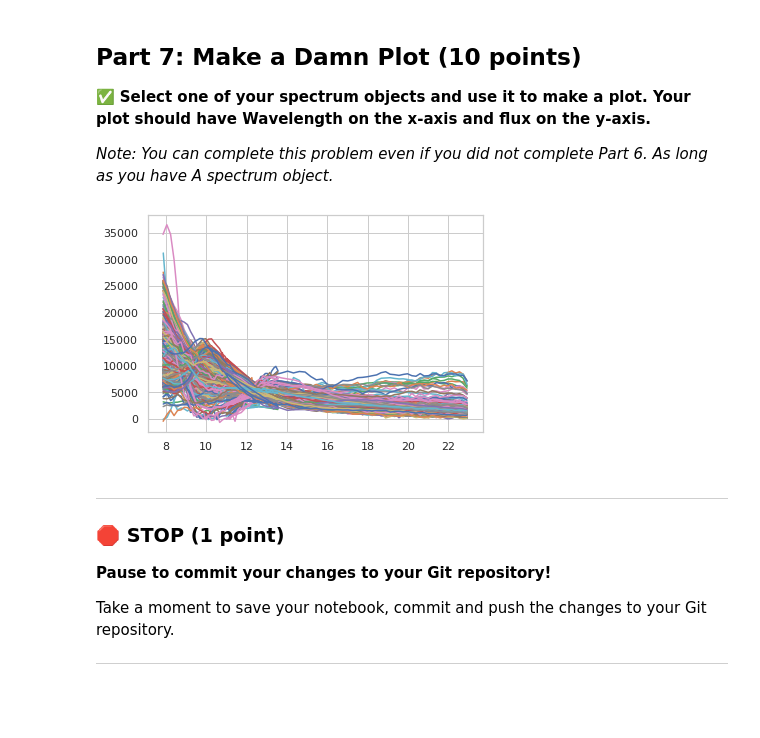
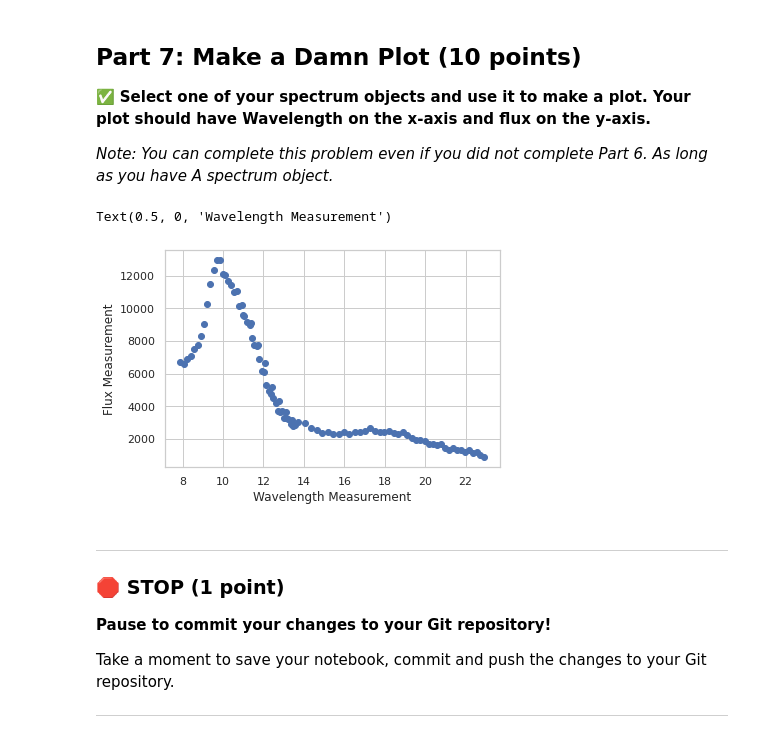
Before and after one commit to mfannon/CMSE202-s23-turnin, a Jupyter notebook: Midterm/CMSE202_Midterm_Sect02_STUDENT.ipynb, the cells around one changed output. Drawn from its saved outputs; the diff is of its cells as text; code cells hidden in the pictures; blank space fills up the shorter version.

```diff
--- a/Midterm/CMSE202_Midterm_Sect02_STUDENT.ipynb
+++ b/Midterm/CMSE202_Midterm_Sect02_STUDENT.ipynb
@@ -181,8 +181,8 @@ The issue with this dataset is that it comes in two parts: the spectra and the m
 - `get`-methods for both wavelength and flux (for the sake of time, you don’t need to write `set`-methods or `get`-methods for any of the other attributes).
 # %%
 #Write class here
-class spectrum(wave_vals, metadata, flux_vals):
-    def __init__(self):
+class spectrum(object):
+    def __init__(self, ID, RA, DEC, size):
         self.ID = ID
         self.RA = RA
         self.DEC = DEC
@@ -222,6 +222,12 @@ Take a moment to save your notebook, commit  and push the changes to your Git re
 # %%
 #Write your code here
 spectrum_objects = []
+x = 0
+for x in range(len(metadata)):
+    spectrum_objects.append(spectrum(metadata.iloc[x,0],
+                                     metadata.iloc[x,1],
+                                     metadata.iloc[x,2],
+                                     metadata.iloc[x,3]))
 # %% [markdown]
 ## Part 7: Make a Damn Plot (10 points)
 
@@ -231,11 +237,13 @@ spectrum_objects = []
 # %%
 #Write your code here
 %matplotlib inline
 import matplotlib.pyplot as plt
-plt.plot(wave_vals, flux_vals)
-plt.show()
+plt.scatter(spectrum_objects[15].wavelengths(), spectrum_objects[15].flux())
+plt.ylabel("Flux Measurement")
+plt.xlabel("Wavelength Measurement")
 # %% [output]
+Text(0.5, 0, 'Wavelength Measurement')
-[figure, old version]
+[figure, new version]
 # %% [markdown]
 ---
 ### &#128721; STOP (1 point)
```
Also changed, not shown: parts of 2 cells of this notebook.
